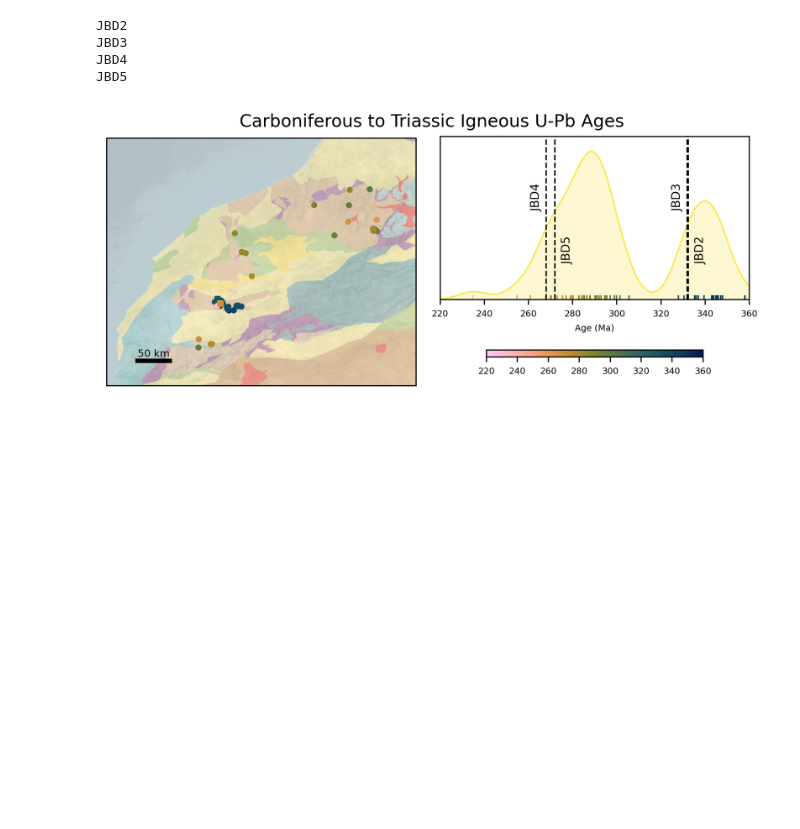
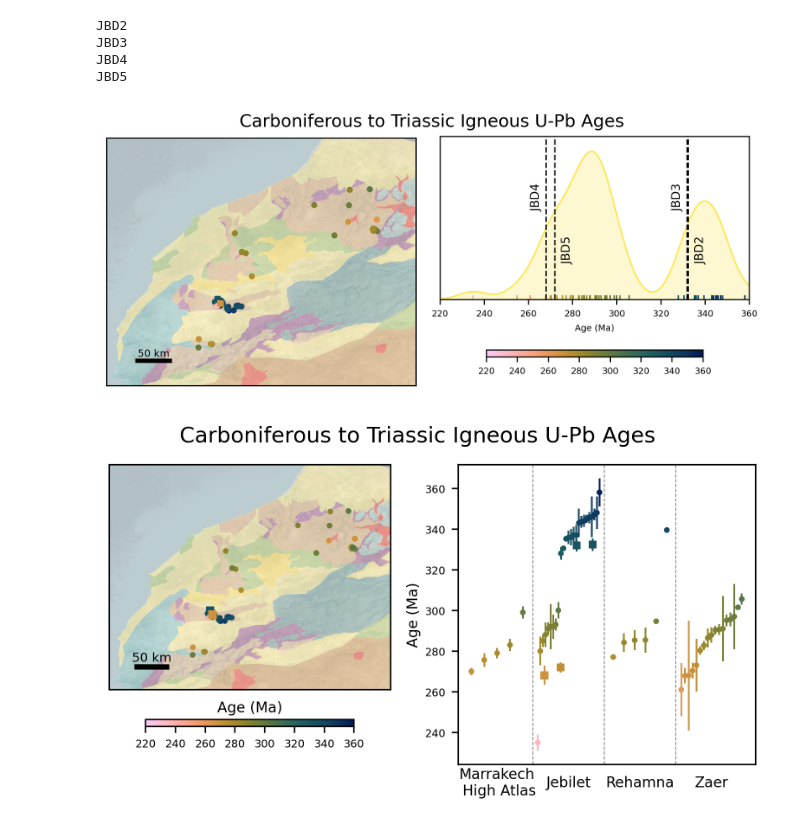
Before and after one commit to dyvasey/dataset-morocco-dz-2024, a Jupyter notebook: analysis_igneous.ipynb, the cells around one changed output. Drawn from its saved outputs; the diff is of its cells as text; code cells hidden in the pictures; blank space fills up the shorter version.

Commit message:
Add new bar approach to igneous age

```diff
--- a/analysis_igneous.ipynb
+++ b/analysis_igneous.ipynb
@@ -75,6 +77,7 @@ See the caveats in the documentation: https://pandas.pydata.org/pandas-docs/stab
 for smp in smps_ig:
     data_filtered.loc[smp.name,['Latitude (DD)', 'Longitude (DD)']] = smp.latlon
     data_filtered.loc[smp.name,['Age (Ma)', 'Error (Ma)']] = smp.mda, smp.mda_err
+    data_filtered.loc[smp.name,['Subregion']] = 'Jebilet'
 
 data_filtered.sort_values(by='Age (Ma)', inplace=True, ascending=False)
 
@@ -143,3 +151,86 @@ JBD3
 JBD4
 JBD5
 [figure]
+# %%
+def rank_jitter(ages, width=0.4):
+    ranks = rankdata(ages, method='ordinal')
+    n = len(ages)
+    return (ranks - (n + 1) / 2) / n * width
+# %%
+# Version with bar plot instead
+cmap = cmc.batlow_r
+
+fig = plt.figure(figsize=(6.5, 3), dpi=300)
+
+ax1 = fig.add_subplot(121, projection=ccrs.PlateCarree())
+ax1.set_xlim(-10,-5)
+ax1.set_ylim(30.5,34.5)
+ax1.add_image(imagery,7,alpha=0.3)
+tect_map.plot(ax=ax1,color=tect_map['unit_color'],alpha=0.3)
+
+maps.scalebar(length=50e3,color='black',ax=ax1)
+
+ax2 = fig.add_subplot(122)
+
+symbols = ['o','s']
+
+rng = np.random.default_rng(1226)
+norm = plt.Normalize(vmin=220, vmax=360)
+
+data_filtered = data_filtered.copy()
+data_filtered['Subregion'] = data_filtered['Subregion'].replace(
+    'Marrakech', 'Marrakech\n High Atlas')
+
+regions = ['Marrakech\n High Atlas', 'Jebilet', 'Rehamna', 'Zaer']
+region_positions = {r: i for i, r in enumerate(regions)}
+
+data_filtered = data_filtered[data_filtered['Subregion'].isin(regions)]
+groups = data_filtered.sort_values('New').groupby(['Subregion', 'New'], sort=False)
+
+for (region, new), group in groups:
+    x_center = region_positions[region]
+
+    if region=='Jebilet':
+        offset = 0.15 if new else -0.15
+    else:
+        offset = 0
+
+    s = 20 if new else 10
+    edgecolor = None
+    lw = 0
+    zorder = 3 if new else 2
+
+    #x = rng.uniform(-0.3, 0.3, len(group)) + x_center + offset
+    x = rank_jitter(group['Age (Ma)'].values, width=0.9) + x_center
+
+    sc = ax1.scatter(group['Longitude (DD)'],group['Latitude (DD)'],
+                c=group['Age (Ma)'],cmap=cmap,s=s, marker=symbols[int(new)],
+                norm=norm, zorder=zorder, edgecolors=edgecolor, linewidths=lw)
+
+    ax2.scatter(x, group['Age (Ma)'], c=group['Age (Ma)'], cmap=cmap, s=s,
+                marker=symbols[int(new)], norm=norm, zorder=zorder,
+                edgecolors=edgecolor, linewidths=lw)
+
+    colors = cmap(norm(group['Age (Ma)']))
+    ax2.errorbar(x, group['Age (Ma)'], group['Error (Ma)'], fmt='none',
+                 ecolor=colors, elinewidth=1, capsize=0)
+
+ax2.set_xticks([])
+ax2.tick_params(axis='y', labelsize=6)
+ax2.set_ylabel('Age (Ma)', fontsize=8, labelpad=2)
+for i, region in enumerate(regions):
+    ax2.text(i, ax2.get_ylim()[0]-9, region, ha='center', va='center',
+             fontsize=8, rotation=0)
+    if i > 0:
+        ax2.axvline(i - 0.5, color='gray', linewidth=0.5, linestyle='--')
+
+cbar = plt.colorbar(sc, location='bottom', shrink=0.7, aspect=30, ax=ax1, pad=0.1)
+cbar.set_ticks(np.arange(220,360+1,20))
+cbar.set_label('Age (Ma)', fontsize=8)
+cbar.ax.tick_params(labelsize=6)
+cbar.ax.xaxis.set_label_position('top')
+
+fig.suptitle('Carboniferous to Triassic Igneous U-Pb Ages', fontsize=12)
+fig.savefig('analysis_igneous_bar.pdf')
+# %% [output]
+[figure, added]
```
Also changed, not shown: parts of 3 cells of this notebook.
